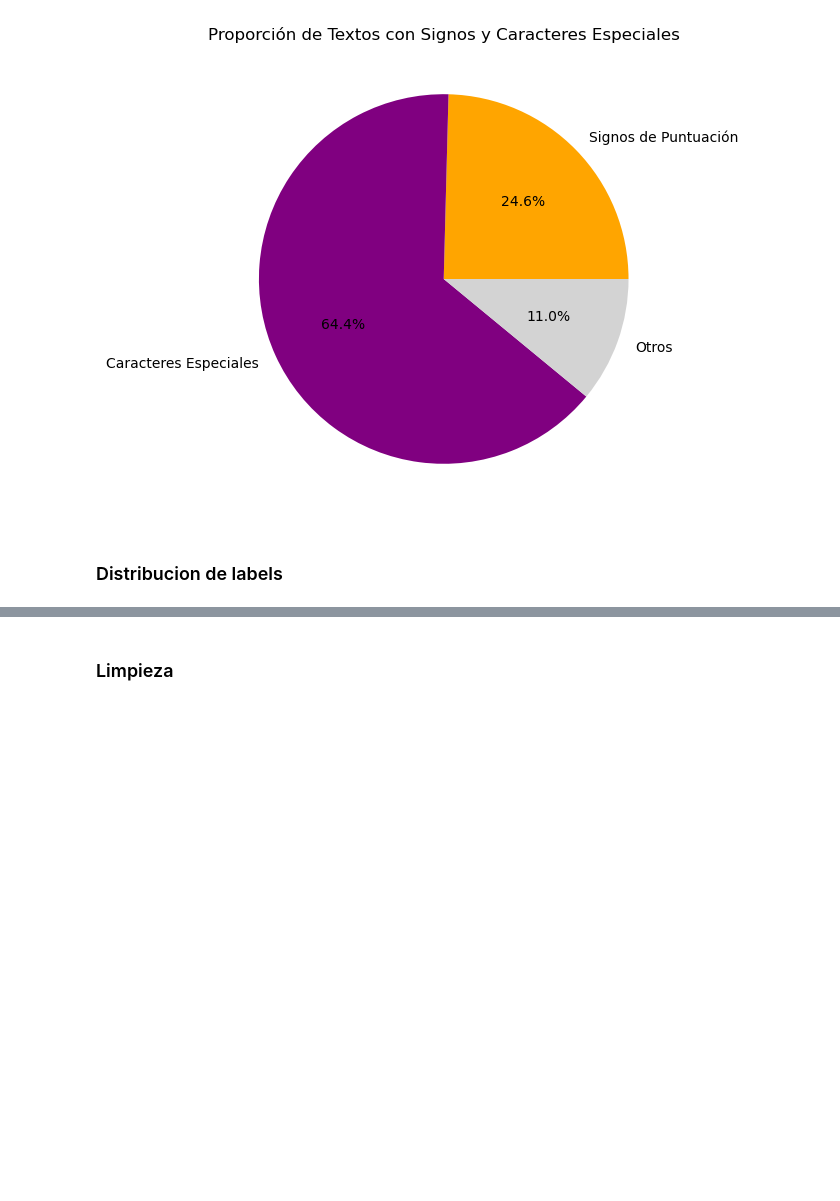
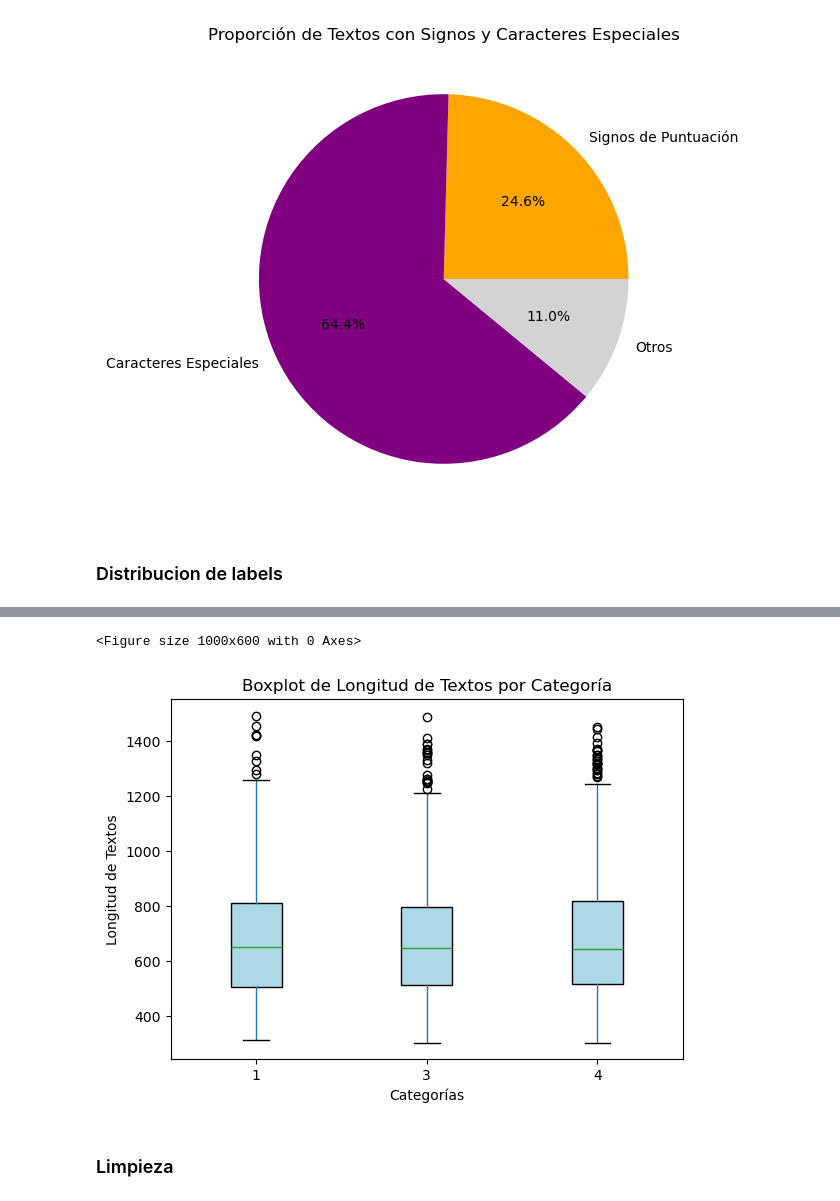
Before and after one commit to Trabajos-BI/Proyecto-1, a Jupyter notebook: Nano.ipynb, the cells around one changed output, grey strips where cells are left out. Cells and saved outputs as stored; diff of their text form; code cells hidden in the pictures; blank space fills up the shorter version.

```diff
--- a/Nano.ipynb
+++ b/Nano.ipynb
@@ -177,3 +186,15 @@ display(class_counts.to_frame('conteo'))
+# %%
+#Boxplot por categoria
+plt.figure(figsize=(10,6))
+df.boxplot(column='Conteo', by='labels', grid=False, patch_artist=True, boxprops=dict(facecolor='lightblue'))
+plt.title('Boxplot de Longitud de Textos por Categoría')
+plt.suptitle('')
+plt.xlabel('Categorías')
+plt.ylabel('Longitud de Textos')
+plt.show()
+# %% [output]
+<Figure size 1000x600 with 0 Axes>
+[figure, added]
 # %% [markdown]
 ### Limpieza
 # %% [markdown]
```
Also changed, not shown: parts of 4 cells of this notebook.
